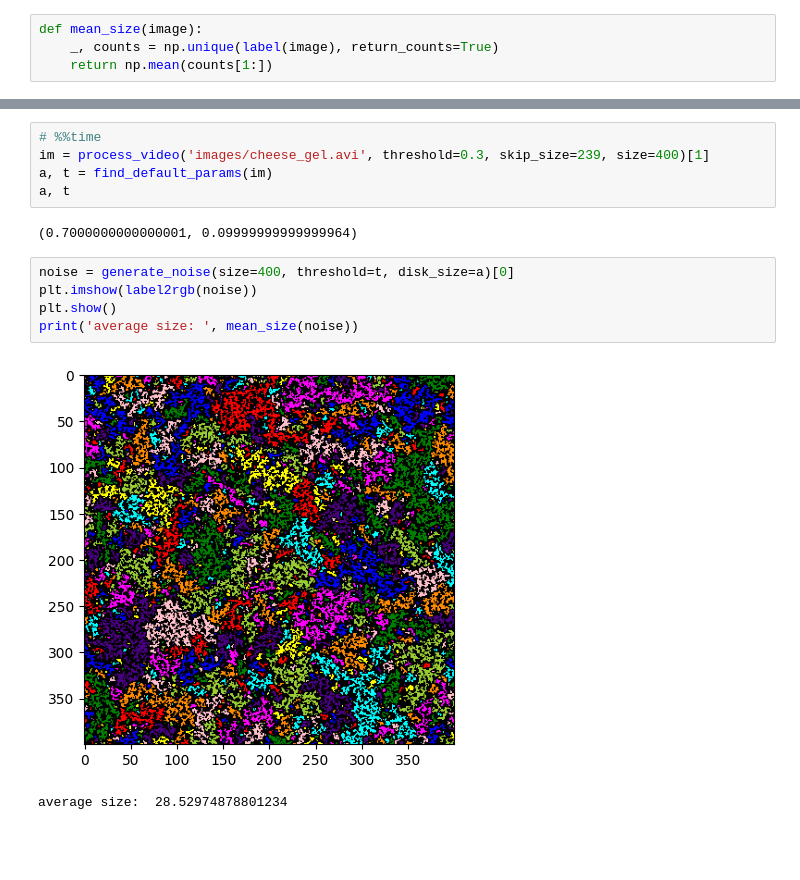
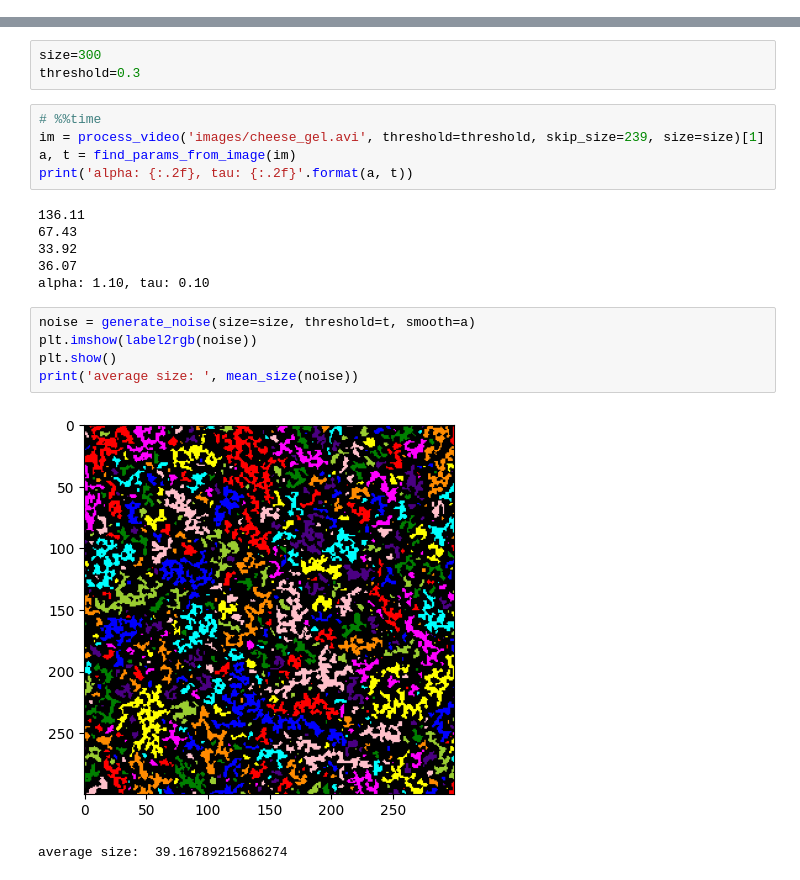
Before and after one commit to cappertherapper/Bachelorprojekt, a Jupyter notebook: test_mean_size.ipynb, the cells around one changed output, grey strips where cells are left out. Saved outputs shown, nothing was run; the diff lists cells and outputs as text; blank space fills up the shorter version.

```diff
--- a/test_mean_size.ipynb
+++ b/test_mean_size.ipynb
@@ -13,4 +10,0 @@ from skimage.color import label2rgb
-# %%
-def mean_size(image):
-    _, counts = np.unique(label(image), return_counts=True)
-    return np.mean(counts[1:])
@@ -35,18 +11,25 @@ def find_default_params(image):
+# %%
+size=300
+threshold=0.3
 # %%
 # %%time
-im = process_video('images/cheese_gel.avi', threshold=0.3, skip_size=239, size=400)[1]
-a, t = find_default_params(im)
-a, t
+im = process_video('images/cheese_gel.avi', threshold=threshold, skip_size=239, size=size)[1]
+a, t = find_params_from_image(im)
+print('alpha: {:.2f}, tau: {:.2f}'.format(a, t))
 # %% [output]
-(0.7000000000000001, 0.09999999999999964)
+136.11
+67.43
+33.92
+36.07
+alpha: 1.10, tau: 0.10
 # %%
-noise = generate_noise(size=400, threshold=t, disk_size=a)[0]
+noise = generate_noise(size=size, threshold=t, smooth=a)
 plt.imshow(label2rgb(noise))
 plt.show()
 print('average size: ', mean_size(noise))
 # %% [output]
-[figure, old version]
+[figure, new version]
-average size:  28.52974878801234
+average size:  39.16789215686274
 # %%
 plt.imshow(label2rgb(im))
 plt.show()
```
Also changed, not shown: parts of 3 cells of this notebook, 8 other files.
